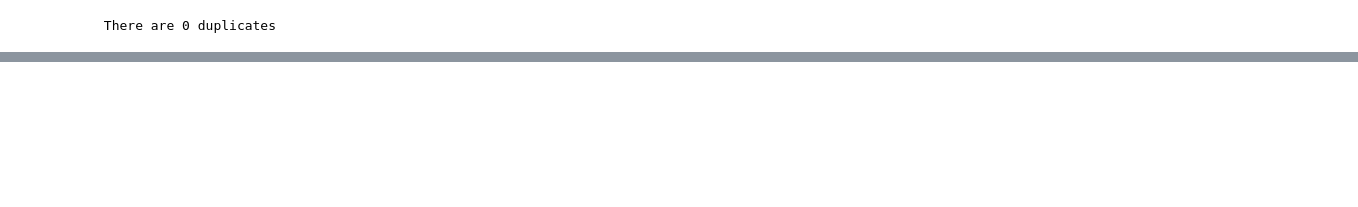
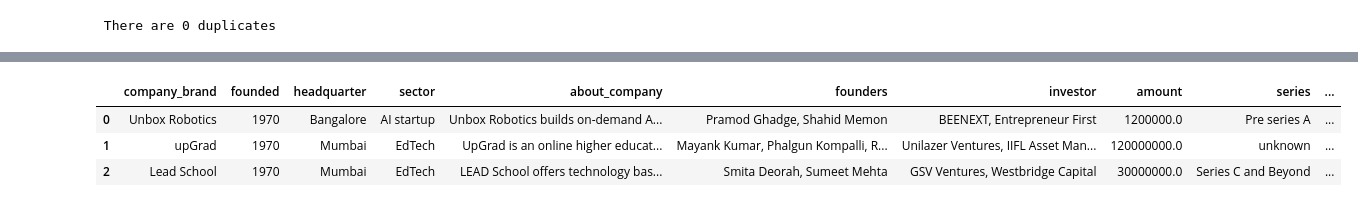
Before and after one commit to MurithiDenisGitobu/EDA-Indian-Startup-Funding, a Jupyter notebook: LP1_Project.ipynb.ipynb, the cells around one changed output, grey strips where cells are left out. Saved outputs shown, nothing was run; the diff lists cells and outputs as text; code cells hidden in the pictures; blank space fills up the shorter version.

```diff
--- a/LP1_Project.ipynb.ipynb
+++ b/LP1_Project.ipynb.ipynb
@@ -849,0 +892,7 @@ memory usage: 311.8+ KB
+# %%
+df.head(3)
+# %% [output]
+|  | company_brand | founded | headquarter | sector | about_company | founders | investor | amount | series | ... |
+| 0 | Unbox Robotics | 1970 | Bangalore | AI startup | Unbox Robotics builds on-demand A... | Pramod Ghadge, Shahid Memon | BEENEXT, Entrepreneur First | 1200000.0 | Pre series A | ... |
+| 1 | upGrad | 1970 | Mumbai | EdTech | UpGrad is an online higher educat... | Mayank Kumar, Phalgun Kompalli, R... | Unilazer Ventures, IIFL Asset Man... | 120000000.0 | unknown | ... |
+| 2 | Lead School | 1970 | Mumbai | EdTech | LEAD School offers technology bas... | Smita Deorah, Sumeet Mehta | GSV Ventures, Westbridge Capital | 30000000.0 | Series C and Beyond | ... |
```
Also changed, not shown: parts of 27 cells of this notebook.
